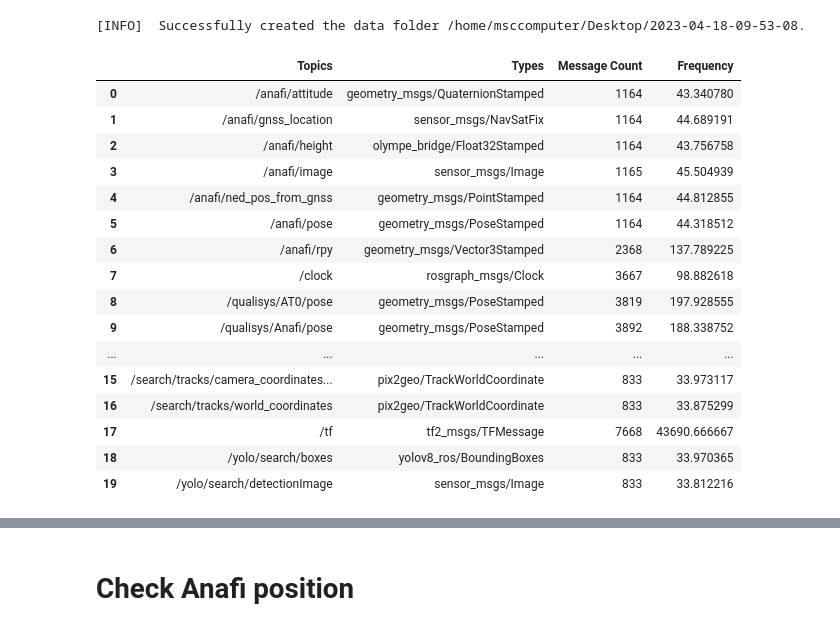
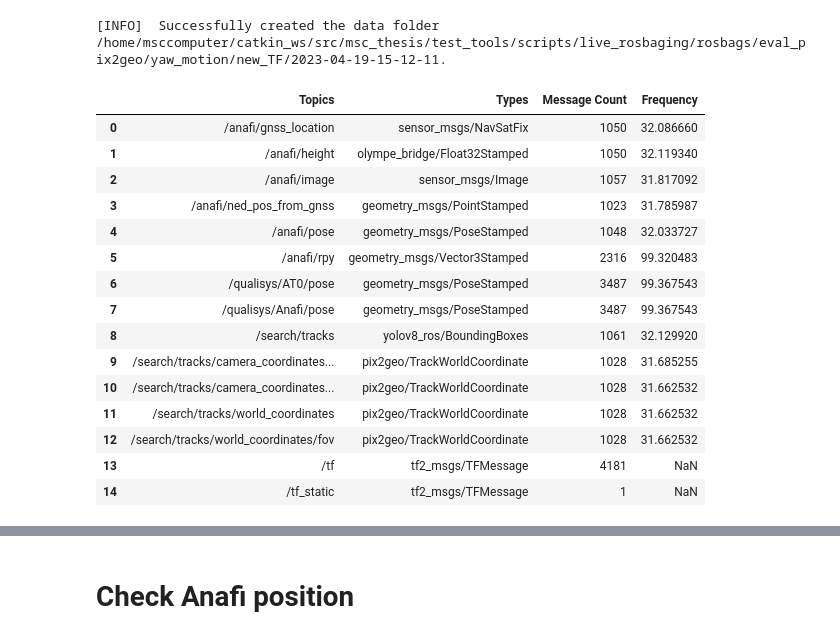
Before and after one commit to simenallum/msc_thesis, a Jupyter notebook: offline_utils/analysis_and_plotting/pix2geo/evaluate_pix2geo.ipynb, the cells around one changed output, grey strips where cells are left out. Drawn from its saved outputs; the diff is of its cells as text; code cells hidden in the pictures.

```diff
--- a/offline_utils/analysis_and_plotting/pix2geo/evaluate_pix2geo.ipynb
+++ b/offline_utils/analysis_and_plotting/pix2geo/evaluate_pix2geo.ipynb
@@ -162,24 +162,23 @@ def extract_diagonal(row):
 # %%
 # b = bagreader('/Users/simenallum/Library/CloudStorage/OneDrive-NTNU/Project thesis - bagfiles/lab/square/no_perception/2022-11-08-11-56-31.bag')
 # b = bagreader('/Users/simenallum/Library/CloudStorage/OneDrive-NTNU/Project thesis - bagfiles/lab/mission/no_perception/2022-11-08-11-19-46.bag')
-b = bagreader('/home/msccomputer/Desktop/2023-04-18-09-53-08.bag')
+b = bagreader('/home/msccomputer/catkin_ws/src/msc_thesis/test_tools/scripts/live_rosbaging/rosbags/eval_pix2geo/yaw_motion/new_TF/2023-04-19-15-12-11.bag')
 b.topic_table
 # %% [output]
-[INFO]  Successfully created the data folder /home/msccomputer/Desktop/2023-04-18-09-53-08.
+[INFO]  Successfully created the data folder /home/msccomputer/catkin_ws/src/msc_thesis/test_tools/scripts/live_rosbaging/rosbags/eval_pix2geo/yaw_motion/new_TF/2023-04-19-15-12-11.
 |  | Topics | Types | Message Count | Frequency |
-| 0 | /anafi/attitude | geometry_msgs/QuaternionStamped | 1164 | 43.340780 |
-| 1 | /anafi/gnss_location | sensor_msgs/NavSatFix | 1164 | 44.689191 |
-| 2 | /anafi/height | olympe_bridge/Float32Stamped | 1164 | 43.756758 |
-| 3 | /anafi/image | sensor_msgs/Image | 1165 | 45.504939 |
-| 4 | /anafi/ned_pos_from_gnss | geometry_msgs/PointStamped | 1164 | 44.812855 |
-| 5 | /anafi/pose | geometry_msgs/PoseStamped | 1164 | 44.318512 |
-| 6 | /anafi/rpy | geometry_msgs/Vector3Stamped | 2368 | 137.789225 |
-| 7 | /clock | rosgraph_msgs/Clock | 3667 | 98.882618 |
-| 8 | /qualisys/AT0/pose | geometry_msgs/PoseStamped | 3819 | 197.928555 |
-| 9 | /qualisys/Anafi/pose | geometry_msgs/PoseStamped | 3892 | 188.338752 |
-| ... | ... | ... | ... | ... |
-| 15 | /search/tracks/camera_coordinates... | pix2geo/TrackWorldCoordinate | 833 | 33.973117 |
-| 16 | /search/tracks/world_coordinates | pix2geo/TrackWorldCoordinate | 833 | 33.875299 |
-| 17 | /tf | tf2_msgs/TFMessage | 7668 | 43690.666667 |
-| 18 | /yolo/search/boxes | yolov8_ros/BoundingBoxes | 833 | 33.970365 |
-| 19 | /yolo/search/detectionImage | sensor_msgs/Image | 833 | 33.812216 |
+| 0 | /anafi/gnss_location | sensor_msgs/NavSatFix | 1050 | 32.086660 |
+| 1 | /anafi/height | olympe_bridge/Float32Stamped | 1050 | 32.119340 |
+| 2 | /anafi/image | sensor_msgs/Image | 1057 | 31.817092 |
+| 3 | /anafi/ned_pos_from_gnss | geometry_msgs/PointStamped | 1023 | 31.785987 |
+| 4 | /anafi/pose | geometry_msgs/PoseStamped | 1048 | 32.033727 |
+| 5 | /anafi/rpy | geometry_msgs/Vector3Stamped | 2316 | 99.320483 |
+| 6 | /qualisys/AT0/pose | geometry_msgs/PoseStamped | 3487 | 99.367543 |
+| 7 | /qualisys/Anafi/pose | geometry_msgs/PoseStamped | 3487 | 99.367543 |
+| 8 | /search/tracks | yolov8_ros/BoundingBoxes | 1061 | 32.129920 |
+| 9 | /search/tracks/camera_coordinates... | pix2geo/TrackWorldCoordinate | 1028 | 31.685255 |
+| 10 | /search/tracks/camera_coordinates... | pix2geo/TrackWorldCoordinate | 1028 | 31.662532 |
+| 11 | /search/tracks/world_coordinates | pix2geo/TrackWorldCoordinate | 1028 | 31.662532 |
+| 12 | /search/tracks/world_coordinates/fov | pix2geo/TrackWorldCoordinate | 1028 | 31.662532 |
+| 13 | /tf | tf2_msgs/TFMessage | 4181 | NaN |
+| 14 | /tf_static | tf2_msgs/TFMessage | 1 | NaN |
```
Also changed, not shown: parts of 31 cells of this notebook, 11 other files.
